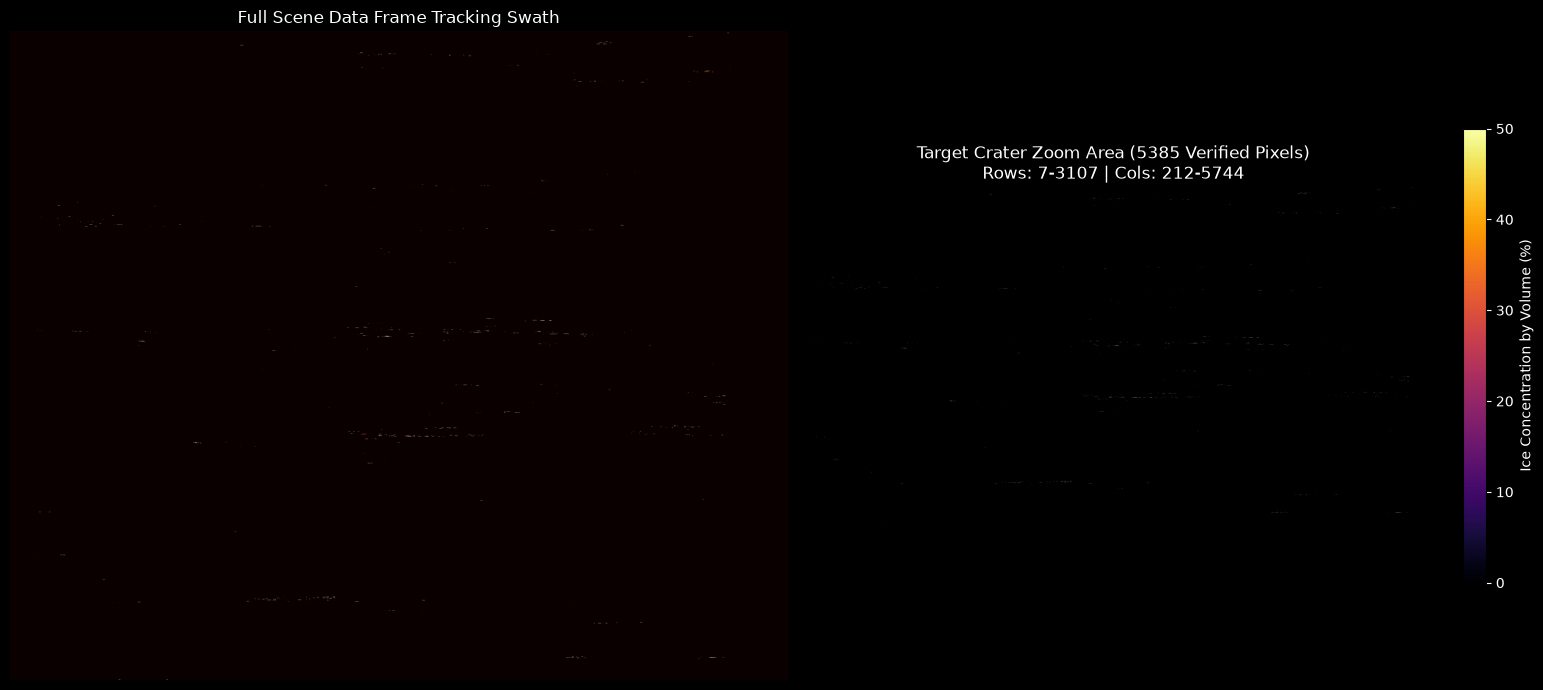
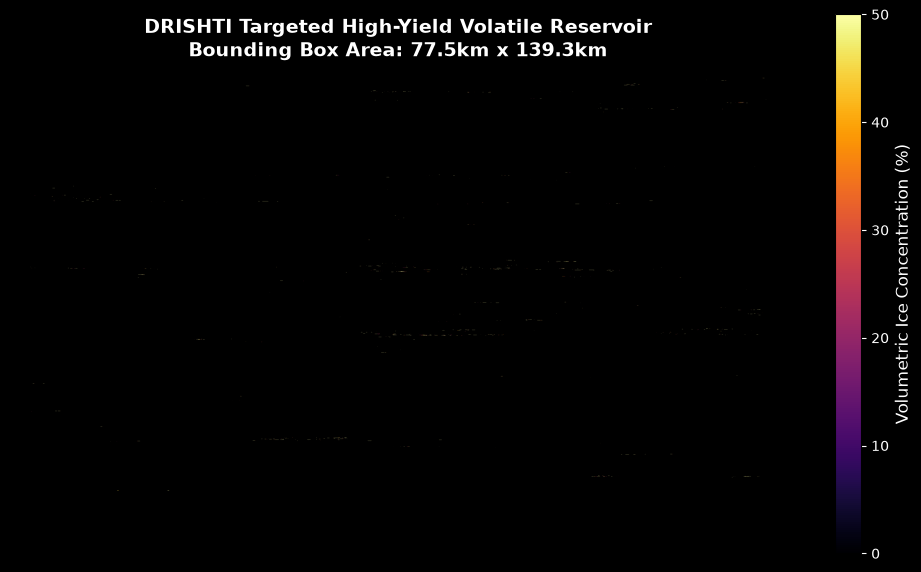
The change to this notebook cell's code, shown as a diff; its figure went from the first image to the second:
--- before
+++ after
@@ -1,3 +1,3 @@
-# 6. AUTO-BOUNDING CONTEXT VISUALIZATION (THE BLANK MAP FIX)
+# 7. VISUALIZING THE HIGH-RESOLUTION TARGET AREAS
 ice_rows, ice_cols = np.where(V_ice_map > 0)
 if len(ice_rows) > 0:
@@ -5,34 +5,29 @@
     c_min, c_max = ice_cols.min(), ice_cols.max()
     
-    pad = 100
+    # Pad out the crop window slightly for geographic context
+    pad = 150
     r0, r1 = max(0, r_min - pad), min(V_ice_map.shape[0], r_max + pad)
     c0, c1 = max(0, c_min - pad), min(V_ice_map.shape[1], c_max + pad)
     
     V_ice_percent = V_ice_map * 100.0
-    
-    fig, axes = plt.subplots(1, 2, figsize=(16, 7), facecolor='black')
-    
-    # Left Map: Global Context Swath
-    axes[0].imshow(V_ice_percent, cmap='hot', vmin=0, vmax=50, aspect='auto')
-    axes[0].set_title('Full Scene Data Frame Tracking Swath', color='white', fontsize=12)
-    axes[0].axis('off')
-    
-    # Right Map: Targeted Zoom into Ice Reservoirs
     zoomed_slice = V_ice_percent[r0:r1, c0:c1]
     zoomed_slice_clean = np.where(zoomed_slice == 0, np.nan, zoomed_slice)
     
-    im = axes[1].imshow(zoomed_slice_clean, cmap='inferno', vmin=0, vmax=50)
-    axes[1].set_title(f'Target Crater Zoom Area ({n_drishti} Verified Pixels)\nRows: {r_min}-{r_max} | Cols: {c_min}-{c_max}', color='white', fontsize=12)
-    axes[1].axis('off')
+    # Render Plot
+    plt.figure(figsize=(10, 8), facecolor='black')
+    im = plt.imshow(zoomed_slice_clean, cmap='inferno', vmin=0, vmax=50)
+    ax = plt.gca()
+    ax.set_facecolor('#111111')
+    ax.axis('off')
     
-    cbar = fig.colorbar(im, ax=axes[1], shrink=0.7)
-    cbar.set_label('Ice Concentration by Volume (%)', color='white')
+    cbar = plt.colorbar(im, ax=ax, shrink=0.7)
+    cbar.set_label('Volumetric Ice Concentration (%)', color='white', fontsize=12)
     cbar.ax.tick_params(labelsize=10, colors='white')
     
+    plt.title(f"DRISHTI Targeted High-Yield Volatile Reservoir\nBounding Box Area: {((r_max-r_min)*25)/1000:.1f}km x {((max_c-min_c)*25)/1000:.1f}km", 
+              color='white', fontsize=14, fontweight='bold', pad=15)
     plt.tight_layout()
-    plt.savefig('DRISHTI_ICE_ZOOMED_CORRECTED.png', dpi=200, facecolor='black')
+    plt.savefig(os.path.join(BASE_DIR, "DRISHTI_ICE_ZOOMED_FINAL.png"), dpi=200, facecolor='black')
     plt.show()
-    
-    print(f"\n[-] Physical Core Extent: {(r_max-r_min)*25:.0f}m north-south x {(c_max-c_min)*25:.0f}m east-west.")
 else:
-    print("\n[!] Error: Bounding check returned zero active targets.")
+    print("[!] Target detection array is empty.")

Commit: mapped targeted High Yield Ice Concentrated regions